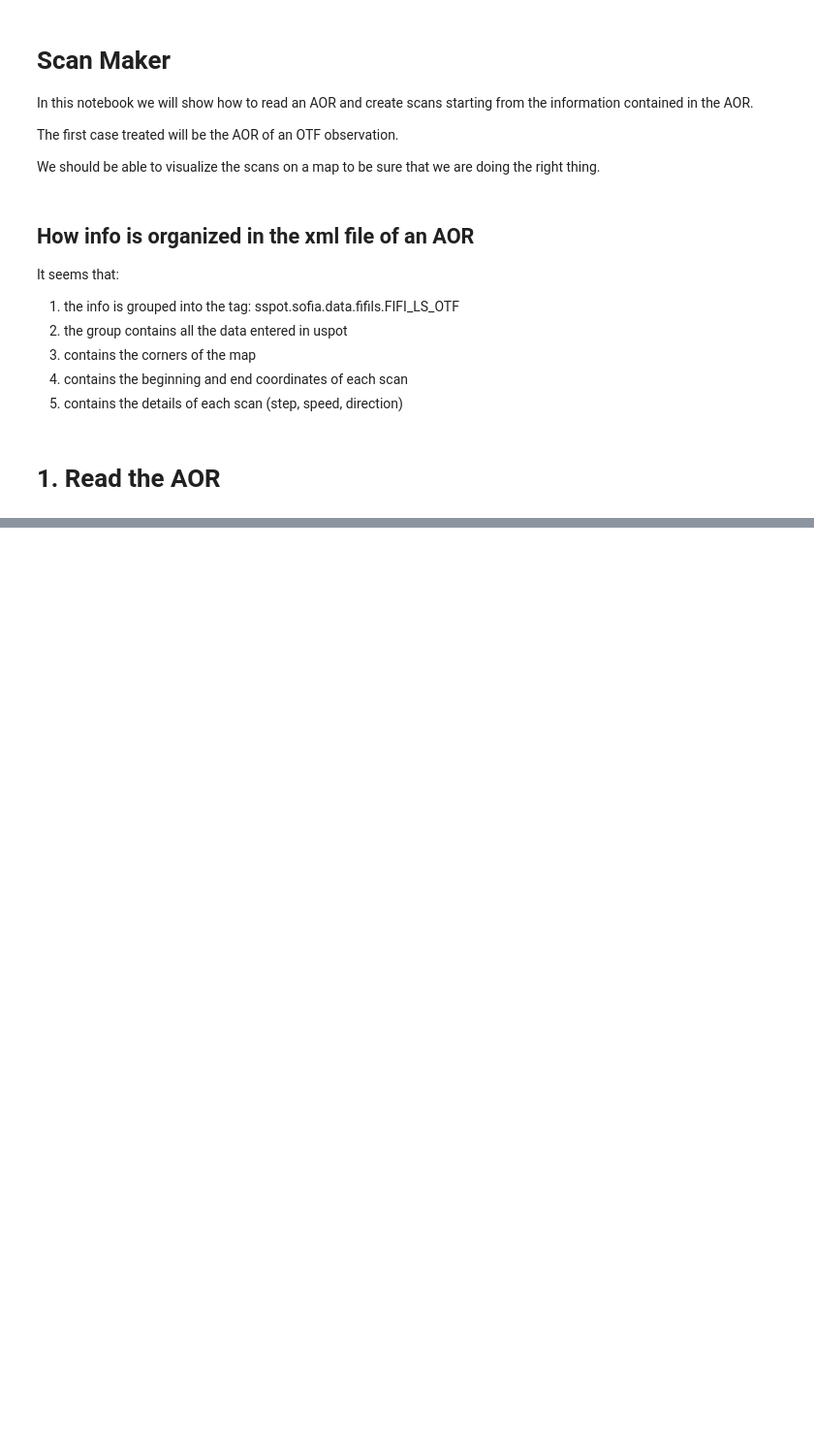
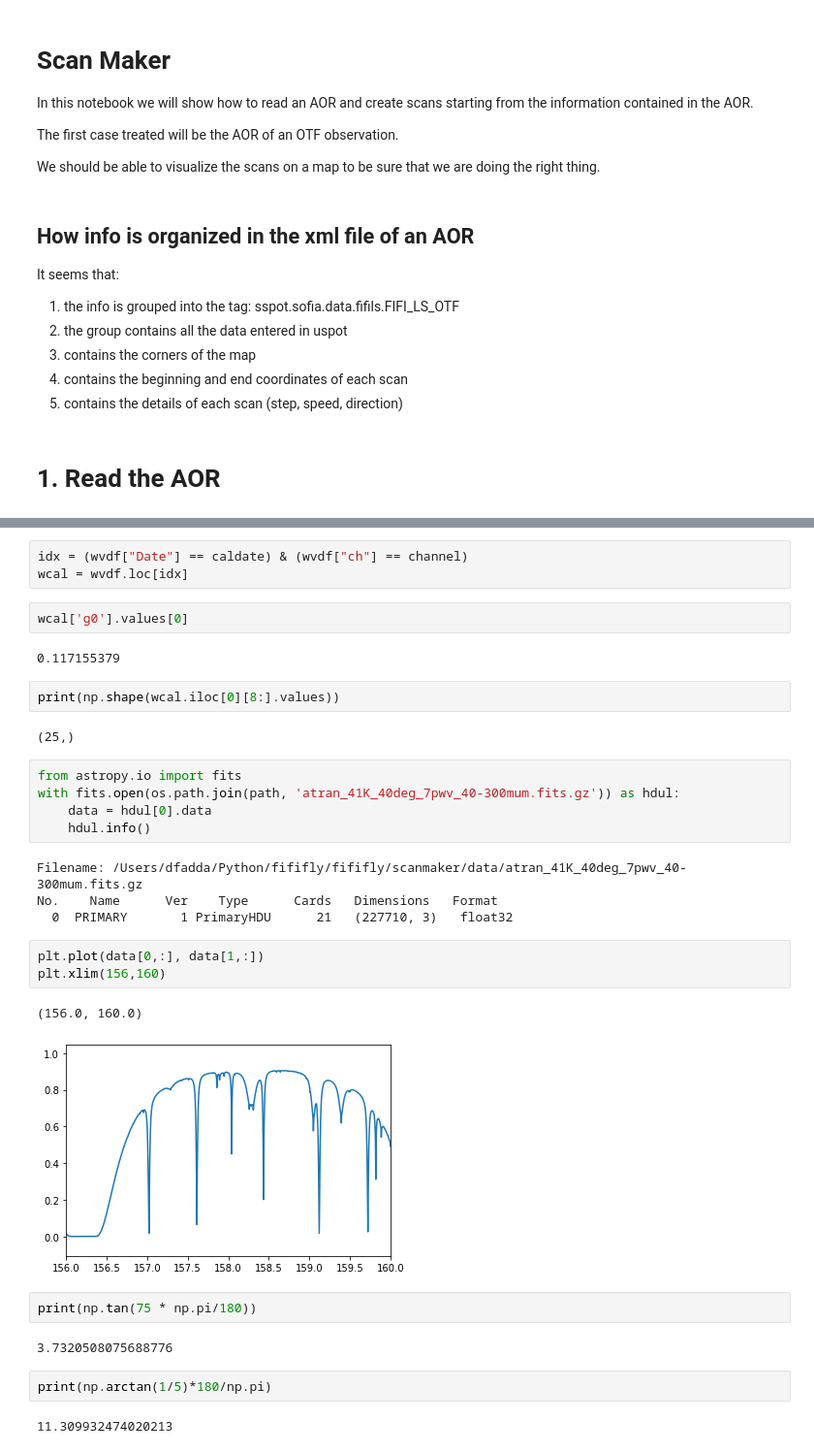
Before and after one commit to darioflute/fififly, a Jupyter notebook: notebooks/ScanMaker.ipynb, the cells around one changed output, grey strips where cells are left out. Shown at 97% size. Drawn from its saved outputs; the diff is of its cells as text; blank space fills up the shorter version.

```diff
--- a/notebooks/ScanMaker.ipynb
+++ b/notebooks/ScanMaker.ipynb
@@ -390,0 +455,34 @@ center at  498.61705953397865 499.3559989188749
+# %%
+idx = (wvdf["Date"] == caldate) & (wvdf["ch"] == channel)
+wcal = wvdf.loc[idx]
+# %%
+wcal['g0'].values[0]
+# %% [output]
+0.117155379
+# %%
+print(np.shape(wcal.iloc[0][8:].values))
+# %% [output]
+(25,)
+# %%
+from astropy.io import fits
+with fits.open(os.path.join(path, 'atran_41K_40deg_7pwv_40-300mum.fits.gz')) as hdul:
+    data = hdul[0].data
+    hdul.info()
+# %% [output]
+Filename: /Users/dfadda/Python/fififly/fififly/scanmaker/data/atran_41K_40deg_7pwv_40-300mum.fits.gz
+No.    Name      Ver    Type      Cards   Dimensions   Format
+  0  PRIMARY       1 PrimaryHDU      21   (227710, 3)   float32
+# %%
+plt.plot(data[0,:], data[1,:])
+plt.xlim(156,160)
+# %% [output]
+(156.0, 160.0)
+[figure, added]
+# %%
+print(np.tan(75 * np.pi/180))
+# %% [output]
+3.7320508075688776
+# %%
+print(np.arctan(1/5)*180/np.pi)
+# %% [output]
+11.309932474020213
```
Also changed, not shown: parts of 12 cells of this notebook.
